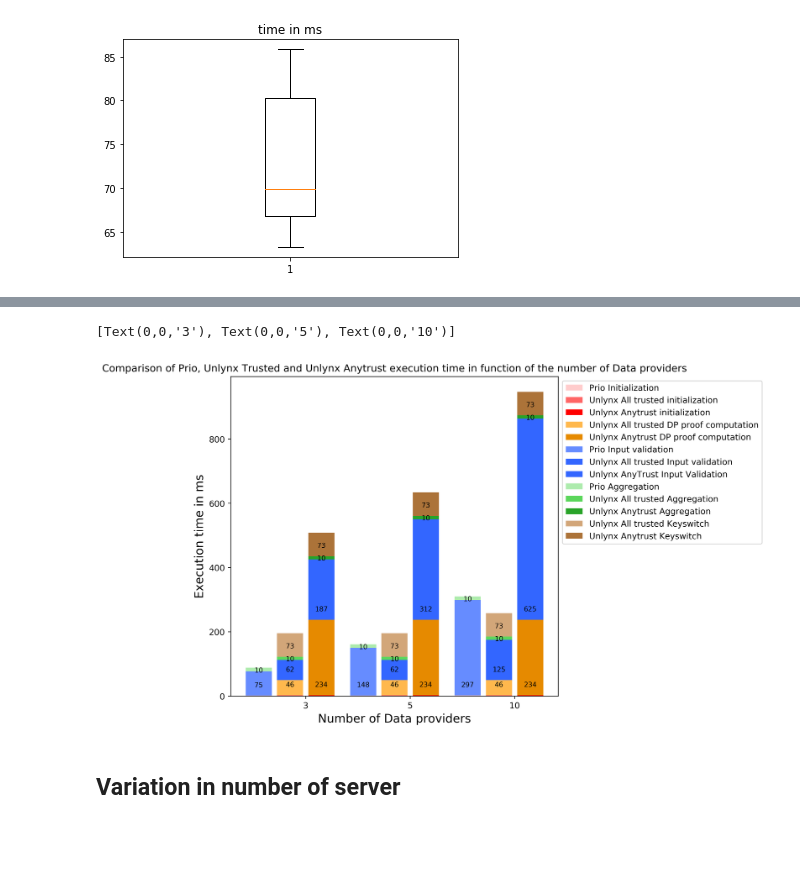
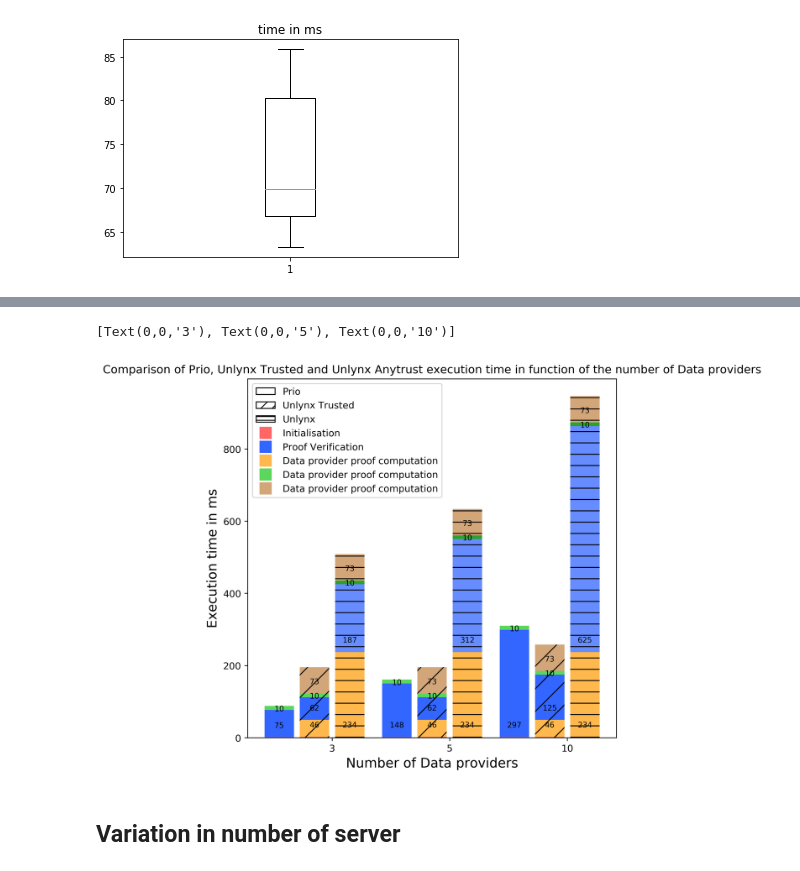
Before and after one commit to maxpr/MasterProjectDocuments, a Jupyter notebook: FinalPlotting/Untitled.ipynb, the cells around one changed output, grey strips where cells are left out. Drawn from its saved outputs; the diff is of its cells as text; code cells hidden in the pictures; blank space fills up the shorter version.

```diff
--- a/FinalPlotting/Untitled.ipynb
+++ b/FinalPlotting/Untitled.ipynb
@@ -529,6 +522,22 @@ def autolabel(rects, ax):
         ax.text(rect.get_x() + rect.get_width()/2., y_val,
                 int(rect.get_height()),
                 ha='center', va='center',fontsize=8)
+# %%
+def unlynxTotal(p1,p2,p3,p4,p5):
+    for r1,r2,r3,r4,r5 in zip(p1,p2,p3,p4,p5):
+        h1 = r1.get_height()
+        h2 = r2.get_height()
+        h3 = r3.get_height()
+        h4 = r4.get_height()
+        h5 = r5.get_height()
+        plt.text(r1.get_x()+r1.get_width()/2., h1+h2+h3+h4+h5, '%s'% int(h1+h2+h3+h4+h5), ha = 'center', va='bottom',fontsize=8)
+# %%
+def prioTotal(p1,p2,p3):
+    for r1,r2,r3 in zip(p1,p2,p3):
+        h1 = r1.get_height()
+        h2 = r2.get_height()
+        h3 = r3.get_height()
+        plt.text(r1.get_x()+r1.get_width()/2., h1+h2+h3, '%s'% int(h1+h2+h3), ha = 'center', va='bottom',fontsize=8)
 # %%
 plt.figure(figsize=(7,7), dpi=400)
 dpservRatio = np.ceil(np.array(y)/5)
@@ -669,57 +705,73 @@ for num, vals in enumerate(groups):
 
     #PRIO
     if(num==0):
-        p0 = plt.bar(xdata, vals[0], width, color=colour_classes[num])
+        p0 = plt.bar(xdata, vals[0], width, color=colour_classes[1])
 
-        p1 = plt.bar(xdata, vals[1], width,bottom=vals[0], color=colour_verif[num])
+        p1 = plt.bar(xdata, vals[1], width,bottom=vals[0], color=colour_verif[1])
         autolabel(p1,plt)
-        p2 = plt.bar(xdata, vals[2], width,bottom=(np.array(vals[0])+np.array(vals[1])),color=colour_agg[num])
+        p2 = plt.bar(xdata, vals[2], width,bottom=(np.array(vals[0])+np.array(vals[1])),color=colour_agg[1])
         autolabel(p2,plt)
     #plt.yscale('log')
     #Unlynx Anytrust
     if(num==1):
-        p3 = plt.bar(xdata,vals[0],width, color=colour_classes[num])
-
-        p4 = plt.bar(xdata,vals[1], width,bottom=np.array(vals[0]),color=colour_dp[num-1])
+        p3 = plt.bar(xdata,vals[0],width, color=colour_classes[num],hatch='/')
+        p4 = plt.bar(xdata,vals[1], width,bottom=np.array(vals[0]),color=colour_dp[num-1],hatch='/')
         autolabel(p4,plt)
-        p5 = plt.bar(xdata,vals[2],width,bottom=(np.array(vals[0])+np.array(vals[1])),color=colour_verif[num])
+        p5 = plt.bar(xdata,vals[2],width,bottom=(np.array(vals[0])+np.array(vals[1])),color=colour_verif[num],hatch='/')
         autolabel(p5,plt)
-        p6 = plt.bar(xdata,vals[3],width,bottom=(np.array(vals[0])+np.array(vals[1])+np.array(vals[2])),color=colour_agg[num])
+        p6 = plt.bar(xdata,vals[3],width,bottom=(np.array(vals[0])+np.array(vals[1])+np.array(vals[2])),color=colour_agg[num],hatch='/')
         autolabel(p6,plt)
-        p7 = plt.bar(xdata,vals[4],width,bottom=(np.array(vals[0])+np.array(vals[1])+np.array(vals[2]) +np.array(vals[3])),color=colour_sw[num-1])
+        p7 = plt.bar(xdata,vals[4],width,bottom=(np.array(vals[0])+np.array(vals[1])+np.array(vals[2]) +np.array(vals[3])),color=colour_sw[num-1],hatch='/')
         autolabel(p7,plt)
     #Unlynx All trusted
     if(num==2):
-        p8 = plt.bar(xdata,vals[0],width, color=colour_classes[num])
+        p8 = plt.bar(xdata,vals[0],width, color=colour_classes[1],hatch='-')
 
-        p9 = plt.bar(xdata,vals[1], width,bottom=vals[0],color=colour_dp[num-1])
+        p9 = plt.bar(xdata,vals[1], width,bottom=vals[0],color=colour_dp[0],hatch='-')
         autolabel(p9,plt)
-        p10 = plt.bar(xdata,vals[2],width,bottom=(np.array(vals[0])+np.array(vals[1])),color=colour_verif[num-1])
+        p10 = plt.bar(xdata,vals[2],width,bottom=(np.array(vals[0])+np.array(vals[1])),color=colour_verif[0],hatch='-')
         autolabel(p10,plt)
-        p11 = plt.bar(xdata,vals[3],width,bottom=(np.array(vals[0])+np.array(vals[1])+np.array(vals[2])),color=colour_agg[num])
+        p11 = plt.bar(xdata,vals[3],width,bottom=(np.array(vals[0])+np.array(vals[1])+np.array(vals[2])),color=colour_agg[num],hatch='-')
         autolabel(p11,plt)
-        p12 = plt.bar(xdata,vals[4],width,bottom=(np.array(vals[0])+np.array(vals[1])+np.array(vals[2]) +np.array(vals[3])),color=colour_sw[num-1])
+        p12 = plt.bar(xdata,vals[4],width,bottom=(np.array(vals[0])+np.array(vals[1])+np.array(vals[2]) +np.array(vals[3])),color=colour_sw[0],hatch='-')
         autolabel(p12,plt)
-        plt.legend((p0[0],p3[0], p8[0],p4[0],p9[0], p1[0],p5[0],p10[0],p2[0],p6[0],p11[0],p7[0],p12[0]),
-                   ('Prio Initialization', 'Unlynx All trusted initialization','Unlynx Anytrust initialization',
-                    'Unlynx All trusted DP proof computation', 'Unlynx Anytrust DP proof computation',
-                    'Prio Input validation','Unlynx All trusted Input validation','Unlynx AnyTrust Input Validation',
-                    'Prio Aggregation','Unlynx All trusted Aggregation','Unlynx Anytrust Aggregation',
-                    'Unlynx All trusted Keyswitch','Unlynx Anytrust Keyswitch'
-                   )
-                   ,bbox_to_anchor=(1., 1))
+
+
+        prio =  patches.Rectangle(
+        (0.3, 0.3), 1, 1, fill=False,label='Prio')
+        unlynxTrus =  patches.Rectangle(
+        (0.1, 0.1), 1, 1,
+        hatch='//', fill=False,label='Unlynx Trusted')
+        Unlynx =  patches.Rectangle(
+        (1, 1), 1, 1,
+        hatch='---', fill=False,label='Unlynx')
+
+
+        init = mlines.Line2D([], [], color=colour_classes[1],marker='s', linestyle='None',
+                          markersize=12, label='Initialisation')
+        verif = mlines.Line2D([], [], color=colour_verif[1], marker='s', linestyle='None',
+                          markersize=12, label='Proof Verification')
+        dp = mlines.Line2D([], [], color=colour_dp[0], marker='s', linestyle='None',
+                          markersize=12, label='Data provider proof computation')
+        switch = mlines.Line2D([], [], color=colour_sw[0], marker='s', linestyle='None',
+                          markersize=12, label='Data provider proof computation')
+        agg = mlines.Line2D([], [], color=colour_agg[1], marker='s', linestyle='None',
+                          markersize=12, label='Data provider proof computation')
+
+        plt.legend(handles=[prio,unlynxTrus,Unlynx,init,verif,dp,agg,switch])
+
         plt.xlabel('Number of Data providers',fontsize=14)
         plt.ylabel('Execution time in ms',fontsize=14)
         plt.title('Comparison of Prio, Unlynx Trusted and Unlynx Anytrust execution time in function of the number of Data providers')
 # You should no longer need to manually set the plot limit since everything
 # is scaled to one.
 # Also the ticks should be much simpler now that each group of bars extends from
 # 0.0 to 1.0, 1.0 to 2.0, and so forth and, thus, are centered at 0.5, 1.5, etc.
 s.set_xticks(ind+0.5)
 s.set_xticklabels(group_labels)
 # %% [output]
 [Text(0,0,'3'), Text(0,0,'5'), Text(0,0,'10')]
-[figure, old version]
+[figure, new version]
 # %% [markdown]
 ## Variation in number of server
 # %%
```
Also changed, not shown: parts of 3 cells of this notebook, 7 other files.
